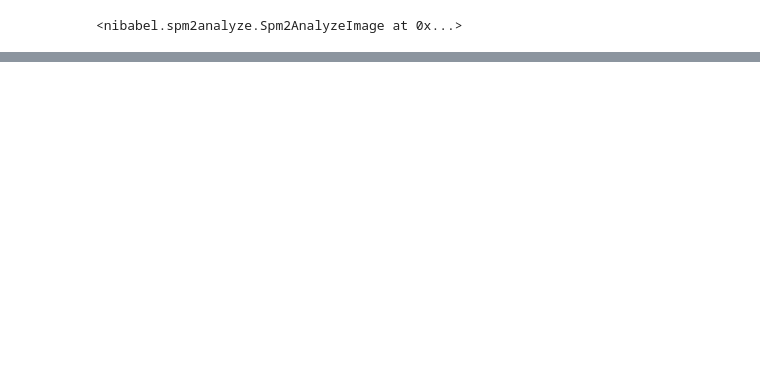
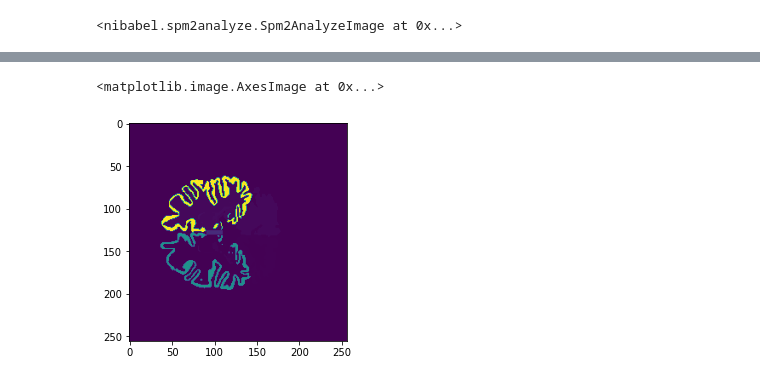
Before and after one commit to tamap94/ds-capstone-alzheimers-, a Jupyter notebook: preprocessing/getdata.ipynb, the cells around one changed output, grey strips where cells are left out. Saved outputs shown, nothing was run; the diff lists cells and outputs as text; code cells hidden in the pictures; blank space fills up the shorter version.

```diff
--- a/preprocessing/getdata.ipynb
+++ b/preprocessing/getdata.ipynb
@@ -52,0 +119,10 @@ nib.load('../data/imgs/'+path+'.img')
+# %%
+import nibabel as nib
+img = nib.load('../data/ADNI_Freesurfer/ADNI/002_S_0295/FreeSurfer_Cross-Sectional_Processing_aparc+aseg/2006-04-18_08_20_30.0/I167591/aparc+aseg.mgz')
+# %%
+img = img.get_fdata()
+# %%
+plt.imshow(img[:,:,90])
+# %% [output]
+<matplotlib.image.AxesImage at 0x...>
+[figure, added]
```
Also changed, not shown: parts of 12 cells of this notebook, 2 other files.
